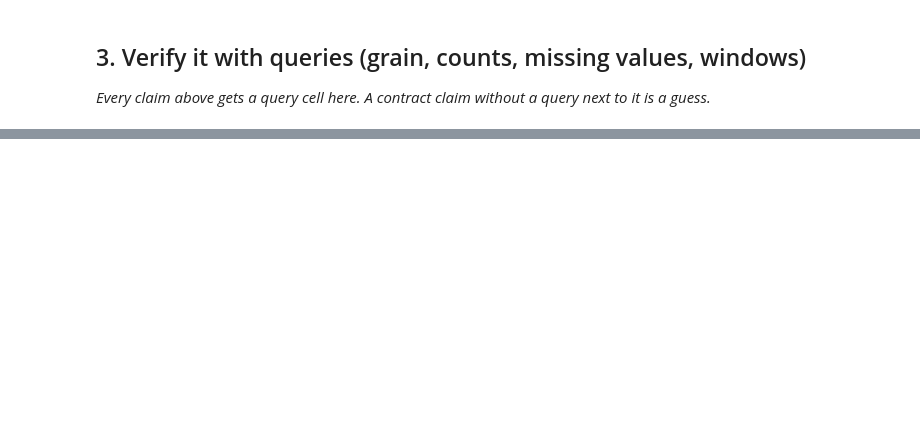
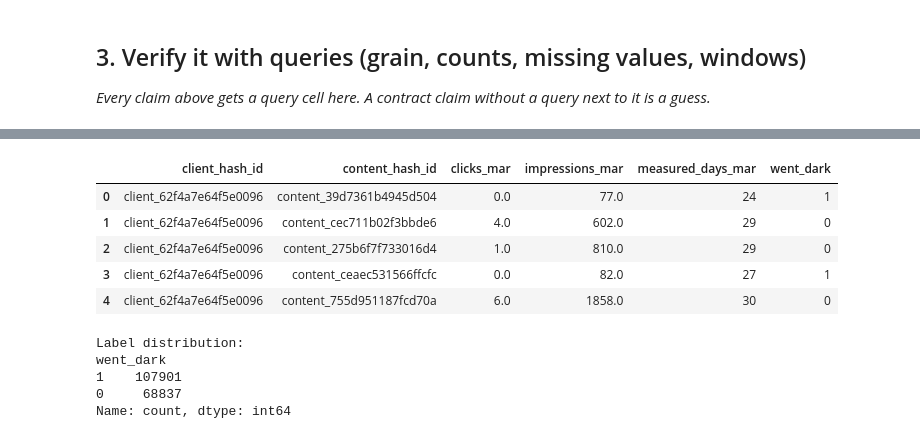
Before and after one commit to arsal626/flyrank-ml-internship, a Jupyter notebook: work/notebooks/w03_data_contract.ipynb, the cells around one changed output, grey strips where cells are left out. Drawn from its saved outputs; the diff is of its cells as text; code cells hidden in the pictures; blank space fills up the shorter version.

```diff
--- a/work/notebooks/w03_data_contract.ipynb
+++ b/work/notebooks/w03_data_contract.ipynb
@@ -26,0 +282,56 @@ This skeleton is yours to fill. Work the sections **in order** — each one has
+# %%
+label_frame = con.sql(f"""
+WITH mar AS (
+    SELECT
+        client_hash_id,
+        content_hash_id,
+
+        SUM(gsc_clicks) FILTER (
+            WHERE gsc_data_available IS TRUE
+        ) AS clicks_mar,
+
+        SUM(gsc_impressions) FILTER (
+            WHERE gsc_data_available IS TRUE
+        ) AS impressions_mar,
+
+        COUNT(*) FILTER (
+            WHERE gsc_data_available IS TRUE
+        ) AS measured_days_mar
+
+    FROM {MAR}
+    GROUP BY 1, 2
+)
+
+SELECT
+    client_hash_id,
+    content_hash_id,
+    clicks_mar,
+    impressions_mar,
+    measured_days_mar,
+
+    CASE
+        WHEN clicks_mar = 0 THEN 1
+        ELSE 0
+    END AS went_dark
+
+FROM mar
+
+WHERE measured_days_mar > 0
+""").df()
+
+display(label_frame.head())
+
+print("Label distribution:")
+print(label_frame["went_dark"].value_counts())
+# %% [output]
+|  | client_hash_id | content_hash_id | clicks_mar | impressions_mar | measured_days_mar | went_dark |
+| 0 | client_62f4a7e64f5e0096 | content_39d7361b4945d504 | 0.0 | 77.0 | 24 | 1 |
+| 1 | client_62f4a7e64f5e0096 | content_cec711b02f3bbde6 | 4.0 | 602.0 | 29 | 0 |
+| 2 | client_62f4a7e64f5e0096 | content_275b6f7f733016d4 | 1.0 | 810.0 | 29 | 0 |
+| 3 | client_62f4a7e64f5e0096 | content_ceaec531566ffcfc | 0.0 | 82.0 | 27 | 1 |
+| 4 | client_62f4a7e64f5e0096 | content_755d951187fcd70a | 6.0 | 1858.0 | 30 | 0 |
+Label distribution:
+went_dark
+1    107901
+0     68837
+Name: count, dtype: int64
```
Also changed, not shown: parts of 19 cells of this notebook.
